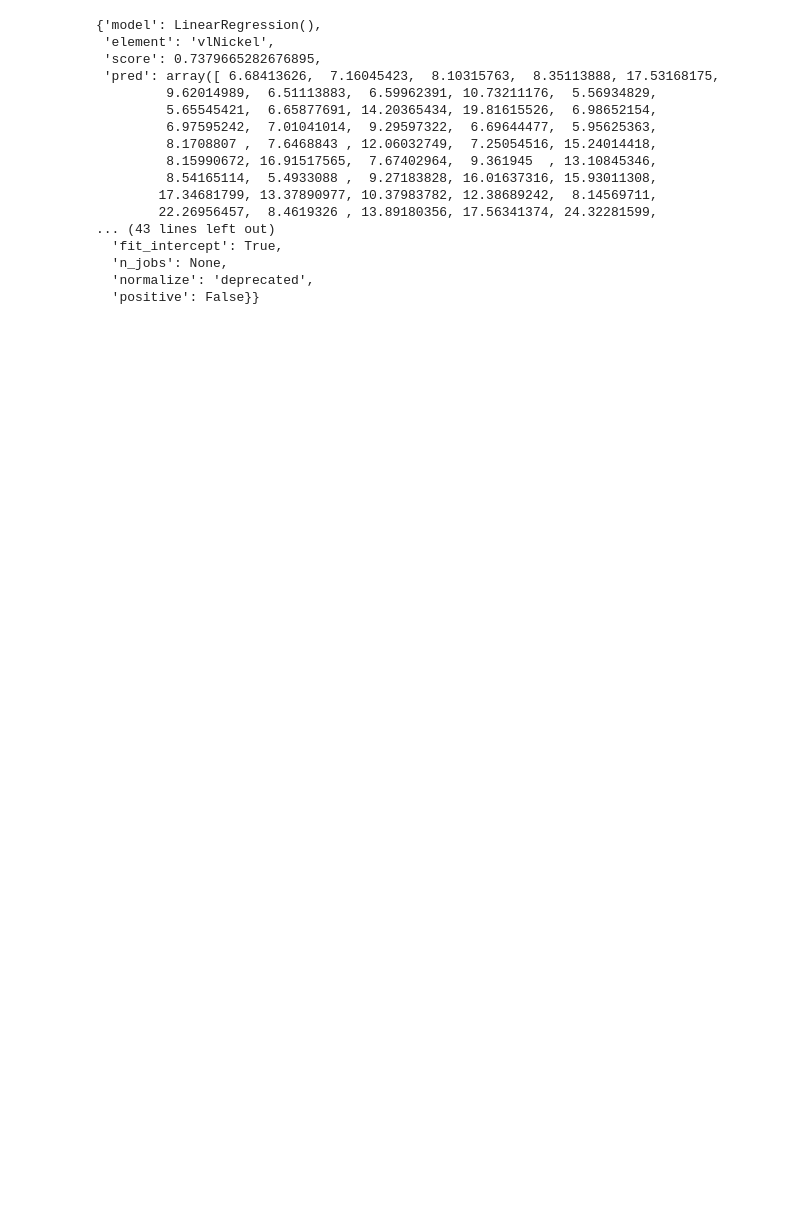
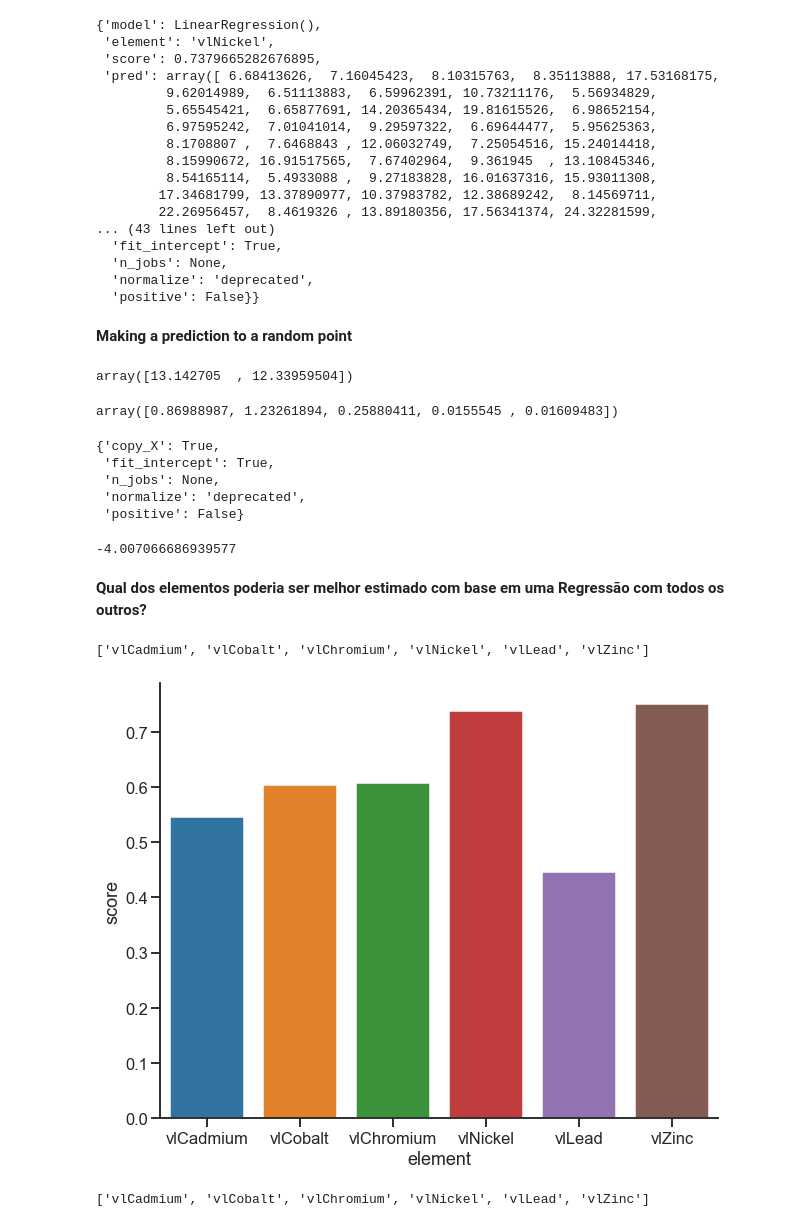
Before and after one commit to luschiro/workflows-geo-data, a Jupyter notebook: modulo_3/modulo_3.ipynb, the cells around one changed output. Cells and saved outputs as stored; diff of their text form; code cells hidden in the pictures; blank space fills up the shorter version.

```diff
--- a/modulo_3/modulo_3.ipynb
+++ b/modulo_3/modulo_3.ipynb
@@ -199,3 +202,47 @@ model
   'n_jobs': None,
   'normalize': 'deprecated',
   'positive': False}}
+# %% [markdown]
+**Making a prediction to a random point**
+# %%
+model['model'].predict([[6.68413626,  7.16045423,  8.10315763,  8.35113888, 17.53168175], [6.68413626,  7.16045423,  5,  8.35113888, 17.53168175]])
+# %% [output]
+array([13.142705  , 12.33959504])
+# %%
+model['model'].coef_
+# %% [output]
+array([0.86988987, 1.23261894, 0.25880411, 0.0155545 , 0.01609483])
+# %%
+model['model'].get_params()
+# %% [output]
+{'copy_X': True,
+ 'fit_intercept': True,
+ 'n_jobs': None,
+ 'normalize': 'deprecated',
+ 'positive': False}
+# %%
+model['model'].intercept_
+# %% [output]
+-4.007066686939577
+# %% [markdown]
+**Qual dos elementos poderia ser melhor estimado com base em uma Regressão com todos os outros?**
+# %%
+grade_features
+# %% [output]
+['vlCadmium', 'vlCobalt', 'vlChromium', 'vlNickel', 'vlLead', 'vlZinc']
+# %%
+scores = pd.DataFrame(columns=['element', 'score'])
+
+scores['element'] = grade_features
+scores['score'] = [linear_model_multiple(df_jura, grade_features, g)['score'] for g in grade_features]
+# %%
+scores
+plt.figure(figsize=(10,8))
+sns.barplot(x=scores.element, y=scores.score)
+sns.despine()
+# %% [output]
+[figure, added]
+# %%
+grade_features
+# %% [output]
+['vlCadmium', 'vlCobalt', 'vlChromium', 'vlNickel', 'vlLead', 'vlZinc']
```
Also changed, not shown: parts of 8 cells of this notebook, 2 other files.
